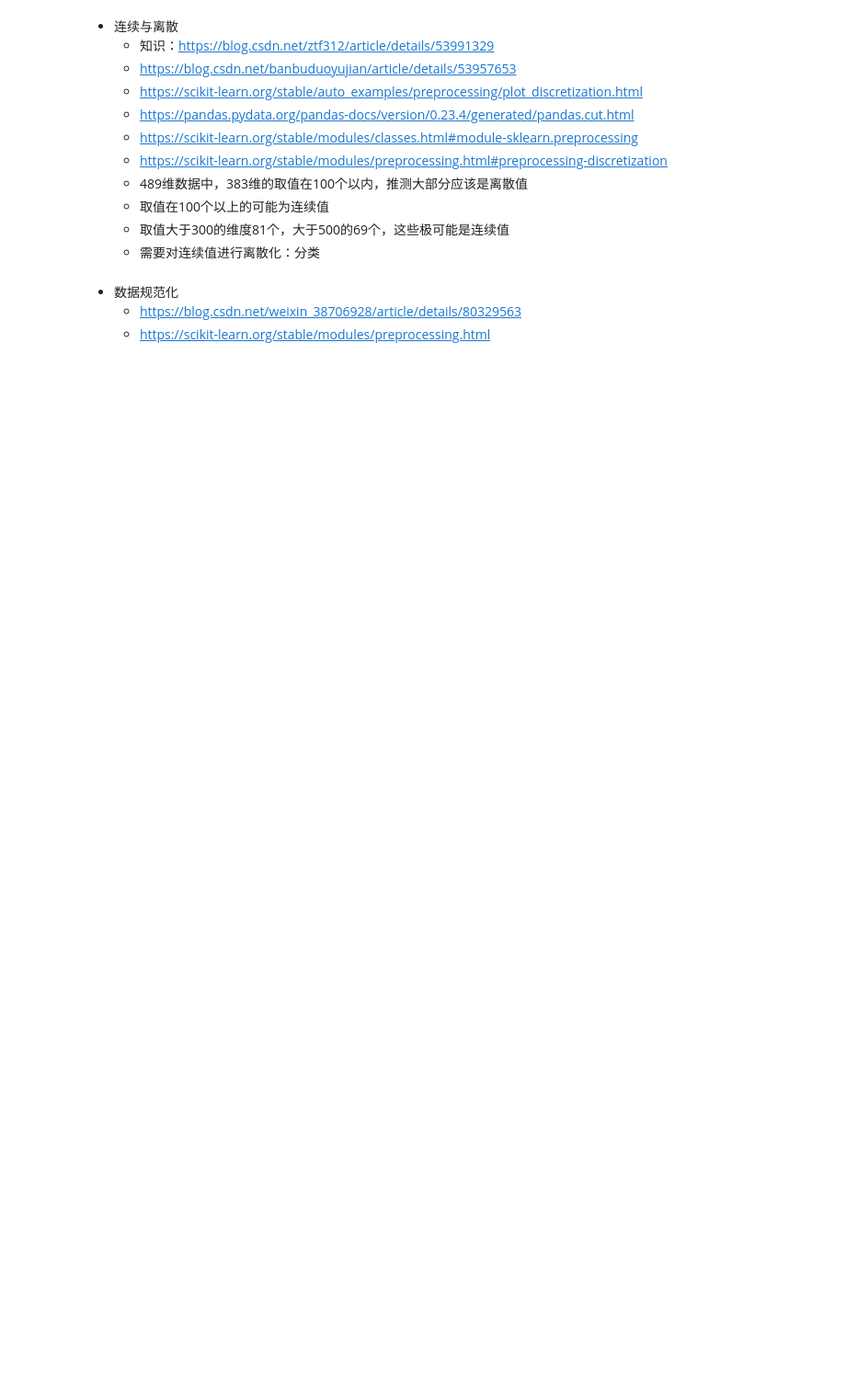
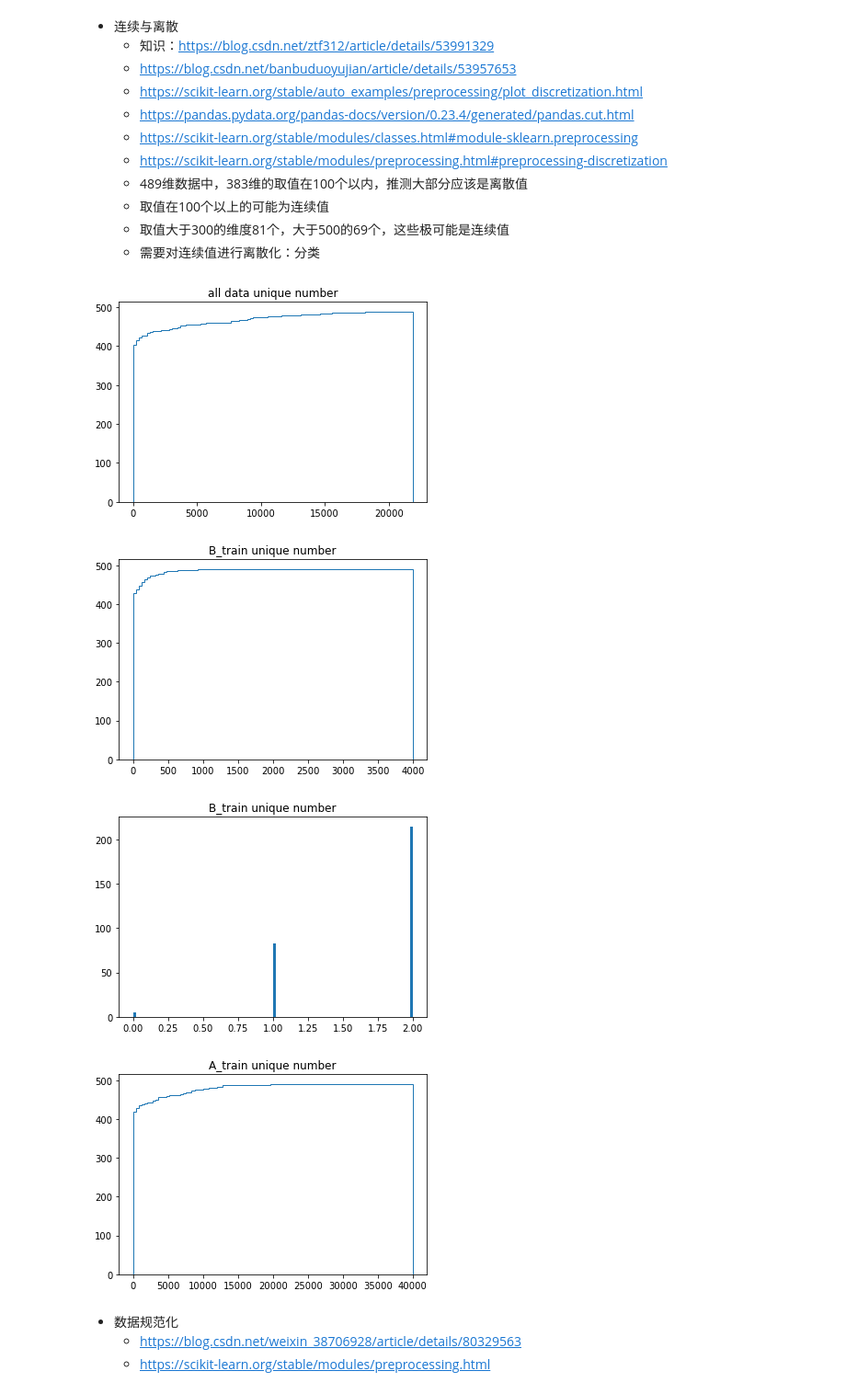
Before and after one commit to heran/QH_FInSight, a Jupyter notebook: code/eda.ipynb, the cells around one changed output. Shown at 92% size. Saved outputs shown, nothing was run; the diff lists cells and outputs as text; code cells hidden in the pictures; blank space fills up the shorter version.

```diff
--- a/code/eda.ipynb
+++ b/code/eda.ipynb
@@ -108,37 +130,47 @@ a_b_less_null_columns = a_less_null_columns.intersection(b_less_null_columns)
     * 需要对连续值进行离散化：分类
 # %%
 # 维度的取值个数，可以基本推断是连续值还是离散值
-discrete_threshold = 100
 #对所有维度的所有取值计算取值数量
 tmp_all_data = pd.concat([a_data.sort_index(axis=1).drop(['flag','no'],axis=1),b_data.sort_index(axis=1).drop(['flag','no'],axis=1)])
 tmp_all_data = pd.concat([tmp_all_data, test_data.sort_index(axis=1).drop(['no'],axis=1)])
 all_data_n_unique = tmp_all_data.nunique()
 all_discrete_columns = all_data_n_unique[all_data_n_unique<=discrete_threshold].index
 all_continuous_columns = all_data_n_unique[all_data_n_unique>discrete_threshold].index
 plt.hist(all_data_n_unique, cumulative=True, histtype='step', bins=100);plt.title('all data unique number');plt.show()
 
 
 # 有很多维度的取值个数只有0 或者 1，这些维度是没有太大意义的。可以通过离散值条件熵删选，这里先去掉这部分
 # 为什么有取值为0的？？？
 b_data_n_unique = b_data.nunique()
 b_discrete_columns = b_data_n_unique[b_data_n_unique<=discrete_threshold].index
-b_continuous_columns = b_data_n_unique[b_data_n_unique>discrete_threshold].index
-b_discrete_columns = b_discrete_columns.drop(b_data_n_unique[b_data_n_unique<=1].index)
+b_continuous_columns = b_data_n_unique[b_data_n_unique>discrete_threshold].index.drop('no')
+b_discrete_columns = b_discrete_columns.drop(b_data_n_unique[b_data_n_unique<=1].index).drop('flag')
 plt.hist(b_data_n_unique, cumulative=True, histtype='step', bins=100);plt.title('B_train unique number');plt.show()
 plt.hist(b_data_n_unique, cumulative=False, histtype='bar', bins=100, range=[0,2]);plt.title('B_train unique number');plt.show()
 
 
 a_data_n_unique = a_data.nunique()
-a_discrete_columns = a_data_n_unique[a_data_n_unique<=discrete_threshold].index
-a_continuous_columns = a_data_n_unique[a_data_n_unique>discrete_threshold].index
+a_discrete_columns = a_data_n_unique[a_data_n_unique<=discrete_threshold].index.drop('flag')
+a_continuous_columns = a_data_n_unique[a_data_n_unique>discrete_threshold].index.drop('no')
 a_discrete_columns = a_discrete_columns.drop(a_data_n_unique[a_data_n_unique<=1].index)
 plt.hist(a_data_n_unique, cumulative=True, histtype='step', bins=100);plt.title('A_train unique number');plt.show()
 
 
 
 all_data_n_unique.describe()
 all_data_n_unique[b_continuous_columns].describe()
 all_data_n_unique[a_continuous_columns].describe()
+
+a_less_null_more_unique_columns = a_less_null_columns.intersection(a_discrete_columns.append(a_continuous_columns))
+b_less_null_more_unique_columns = b_less_null_columns.intersection( b_discrete_columns.append(b_continuous_columns))
+a_ln_mu_data = a_data[a_less_null_more_unique_columns.append(pd.Index(['no','flag']))]
+b_ln_mu_data = b_data[b_less_null_more_unique_columns.append(pd.Index(['no','flag']))]
+test_ln_mu_data = test_data[b_less_null_more_unique_columns.append(pd.Index(['no']))]
+# %% [output]
+[figure, added]
+[figure, added]
+[figure, added]
+[figure, added]
 # %% [markdown]
 * 数据规范化
     * https://blog.csdn.net/weixin_38706928/article/details/80329563
```
Also changed, not shown: parts of 14 cells of this notebook, 1 other file.
